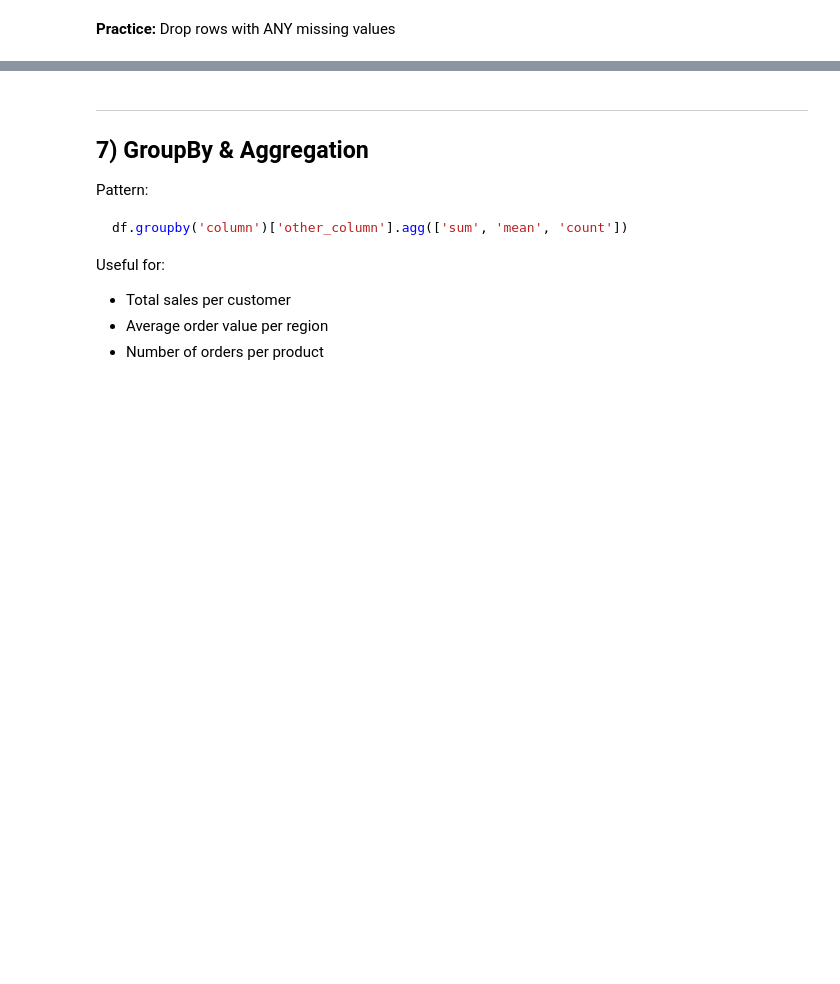
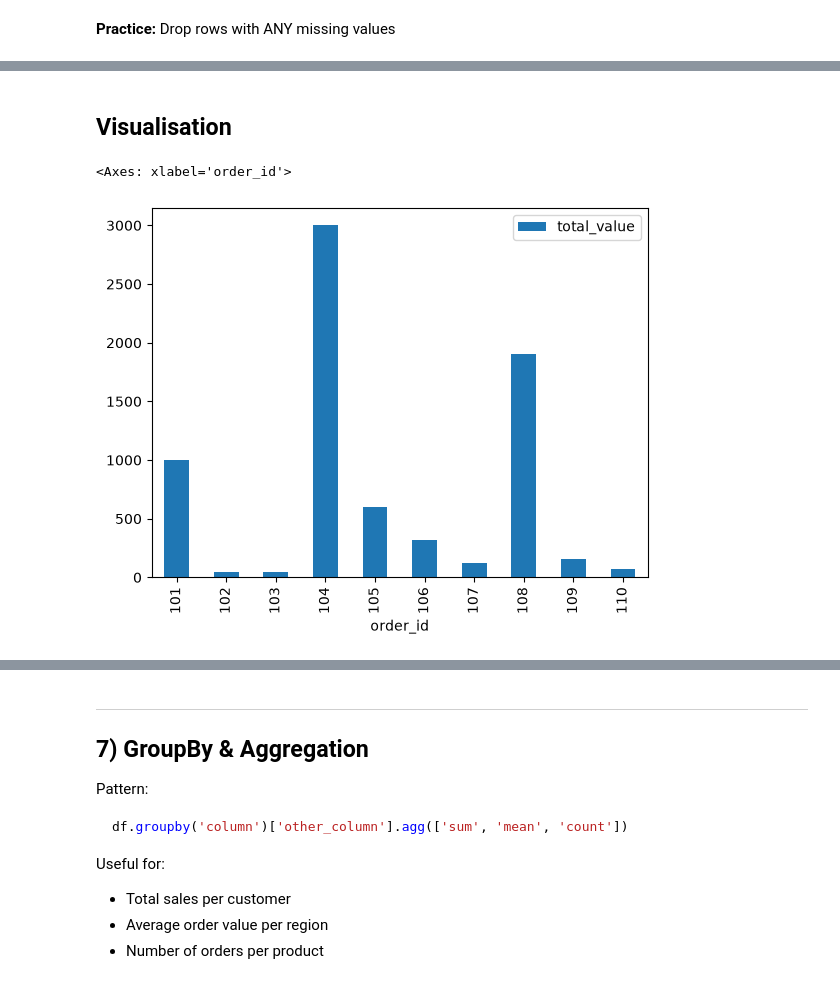
Before and after one commit to sari-3/ETL-pandas, a Jupyter notebook: 1_Pandas_Essentials_student.ipynb, the cells around one changed output, grey strips where cells are left out. Cells and saved outputs as stored; diff of their text form; code cells hidden in the pictures; blank space fills up the shorter version.

```diff
--- a/1_Pandas_Essentials_student.ipynb
+++ b/1_Pandas_Essentials_student.ipynb
@@ -151,4 +257,4 @@ Select just row 0 with `.iloc[]` (returns a Series)
 # %% [markdown]
 Set `order_id` as index so we can use `.loc`
 # %%
-# YOUR CODE HERE
+df = df.set_index('order_id')
@@ -226,4 +433,5 @@ Key patterns:
 # %% [markdown]
 **Practice:** Create a `total_value` column = quantity * unit_price
 # %%
-# YOUR CODE HERE
+df['total_value'] = df['quantity'] * df['unit_price']
+df
@@ -230,4 +451,5 @@ Key patterns:
 # %% [markdown]
 Rename `region` → `sales_region`
 # %%
-# YOUR CODE HERE
+df = df.rename(columns={'region': 'sales_region'})
+df.head()
@@ -273,0 +589,7 @@ Where are the missing values?
+# %% [markdown]
+## Visualisation
+# %%
+df[['total_value']].plot(kind = 'bar')
+# %% [output]
+<Axes: xlabel='order_id'>
+[figure, added]
```
Also changed, not shown: parts of 37 cells of this notebook, 4 other files.
